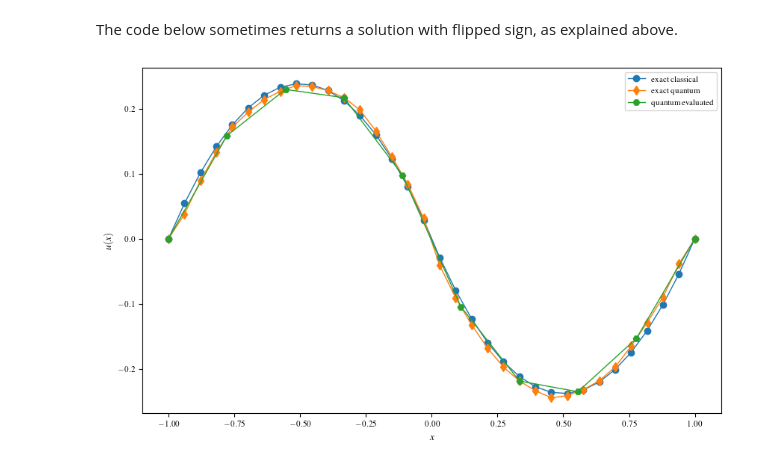
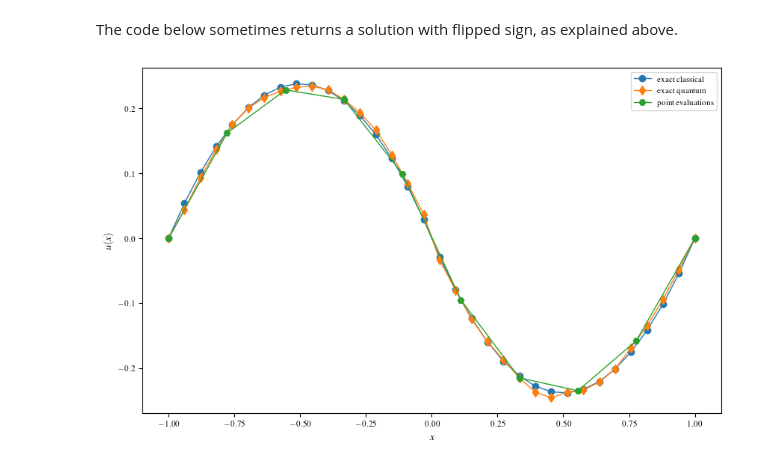
Before and after one commit to MazenAli/PPTNQFE_Examples, a Jupyter notebook: pdes.ipynb, the cells around one changed output. Saved outputs shown, nothing was run; the diff lists cells and outputs as text; code cells hidden in the pictures.

```diff
--- a/pdes.ipynb
+++ b/pdes.ipynb
@@ -180,7 +180,7 @@ def extract_psi(initlayer_weights, weights, num_qubits, num_layers):
     psi(initlayer_weights, weights, num_qubits, num_layers)
     return qml.state()
 
-psi_vec = extract_psi(initlayer_weights, weights, num_qubits, num_layers)
+psi_vec = -extract_psi(initlayer_weights, weights, num_qubits, num_layers)
 # %%
 def eval_basis(x, Upsi, num_qubits):
     h = 2.0/(2**num_qubits+1)
@@ -191,40 +191,40 @@ def eval_basis(x, Upsi, num_qubits):
     qfe = HatBasisQFE(wires=num_qubits, basis=basis, sqrt=False, normalize=True)
     norm = qfe.compute_norm(x)
     Ubasis = qml.matrix(qfe.circuit, wire_order=list(range(num_qubits)))(x)
-    result = norm*innerp_circuit(Ubasis, Upsi)
+    result = norm*innerp_circuit(Ubasis, -Upsi)
 
     return result
 # %%
 N = 2**num_qubits
 diagonals = [[-1]*(N-1), [2]*N, [-1]*(N-1)]
 A = sp.sparse.diags(diagonals, offsets=[-1, 0, 1]).toarray()
 b = np.ones(N)
 b[int(N/2):] *= -1
 b /= math.sqrt(N)
 
 u = sp.linalg.solve(A, b)
 u /= np.linalg.norm(u)
 x_k = np.linspace(-1, 1, N+2)
 ub = np.zeros(N+2)
 ub[1:-1] = u
 ubq = torch.zeros(N+2)
-ubq[1:-1] = psi_vec
+ubq[1:-1] = np.real(psi_vec)
 
 plt.figure(figsize=(10, 6))
 plt.plot(x_k, ub, 'o-', label="exact classical")
 plt.plot(x_k, ubq.detach().numpy(), 'd-', label="exact quantum")
 
 xk = torch.linspace(-1.0, 1.0, steps=10, dtype=torch.float64).reshape(-1, 1)
 yk = torch.zeros_like(xk)
 Upsi = qml.matrix(psi, wire_order=list(range(num_qubits)))(initlayer_weights, weights, num_qubits, num_layers)
 for i, x in enumerate(xk):
     yk[i] = eval_basis(x, Upsi, num_qubits)
 
-plt.plot(xk, yk.detach().numpy(), 'H-', label="quantum evaluated")
+plt.plot(xk, yk.detach().numpy(), 'H-', label="point evaluations")
 plt.xlabel('$x$')
 plt.ylabel('$u(x)$')
 plt.legend()
 plt.savefig('./figures/poisson.pdf', format='pdf', bbox_inches='tight')
 plt.show()
 # %% [output]
-[figure, old version]
+[figure, new version]
```
Also changed, not shown: parts of 2 cells of this notebook, 4 other files.
